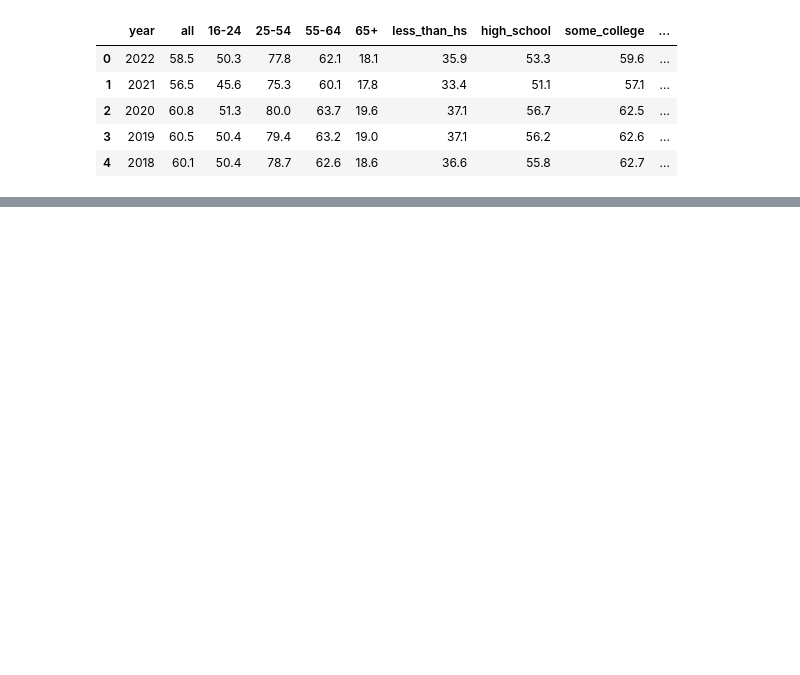
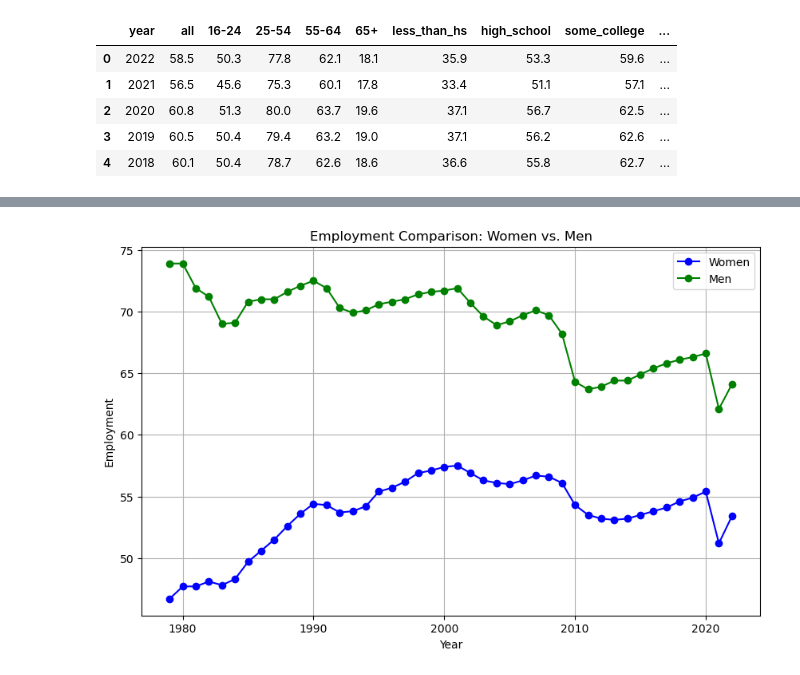
Before and after one commit to NadiaKACEM/Usa_employment_to_population, a Jupyter notebook: main.ipynb, the cells around one changed output, grey strips where cells are left out. Drawn from its saved outputs; the diff is of its cells as text; code cells hidden in the pictures; blank space fills up the shorter version.

```diff
--- a/main.ipynb
+++ b/main.ipynb
@@ -24,0 +152,21 @@ data.head()
+# %%
+# Select the 'year', 'women', and 'men' columns
+years = data['year']
+employment_women = data['women']
+employment_men = data['men']
+
+# Create a line plot to compare women and men employment
+plt.figure(figsize=(10, 6))  # Set the figure size (width, height)
+
+plt.plot(years, employment_women, marker='o', color='blue', linestyle='-', label='Women')
+plt.plot(years, employment_men, marker='o', color='green', linestyle='-', label='Men')
+
+plt.xlabel('Year')
+plt.ylabel('Employment')
+plt.title('Employment Comparison: Women vs. Men')
+
+plt.legend()  # Add a legend to differentiate between lines
+plt.grid(True)  # Add grid lines
+plt.show()
+# %% [output]
+[figure, added]
```
Also changed, not shown: parts of 20 cells of this notebook.
